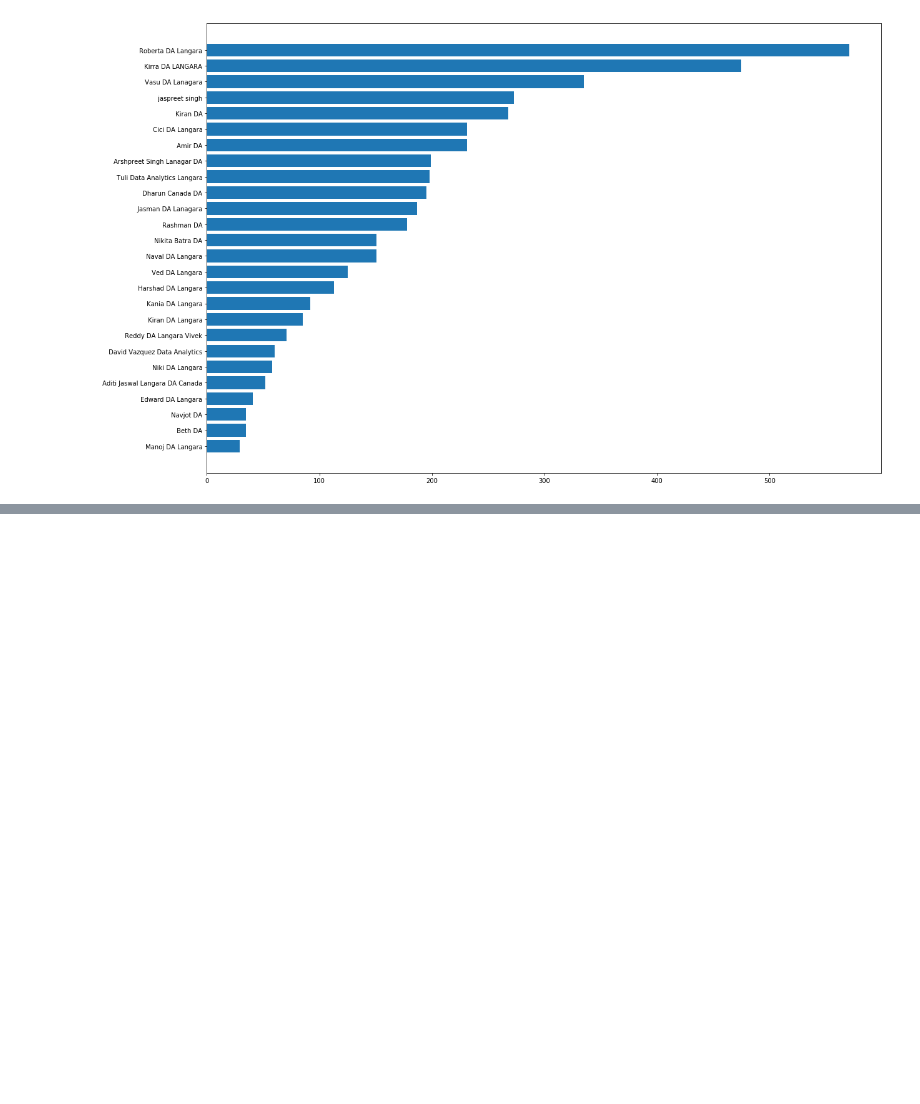
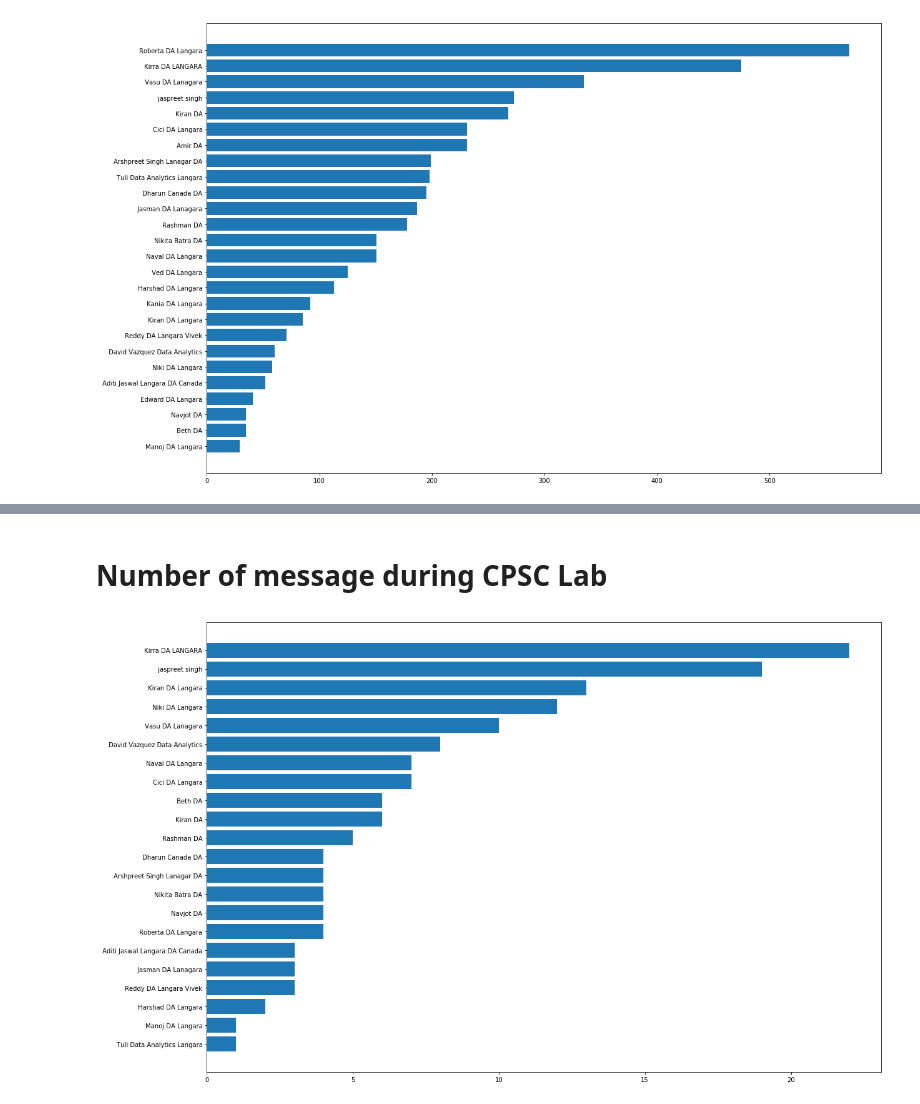
Before and after one commit to ManojBishnoi/Cpsc-Project-, a Jupyter notebook: Project.ipynb, the cells around one changed output, grey strips where cells are left out. Cells and saved outputs as stored; diff of their text form; code cells hidden in the pictures; blank space fills up the shorter version.

```diff
--- a/Project.ipynb
+++ b/Project.ipynb
@@ -387,0 +433,20 @@ plt.show()
+# %% [markdown]
+# Number of message during CPSC Lab
+# %%
+#Groupby by names to get total number of messages in term3
+Total_number_of_messages_term3=pd.DataFrame(data[(data.Date.dt.month>=5) & (data.Date.dt.month<=6) &
+                                                (data.Date.dt.year == 2020) &
+                                                 (data.Weekdays == "Wednesday") &
+                                                (data.Date.dt.hour>=16) &
+                                                (data.Date.dt.hour<=18)].groupby('Name').Messages.count())
+
+#Creating a sorted dataframe in term3
+Total_number_of_messages_term3 =pd.DataFrame(Total_number_of_messages_term3["Messages"].sort_values(ascending=True))
+
+# Simple horizontal Plot for term3
+fig = plt.figure(figsize=(15,10))
+ax = fig.add_axes([0,0,1,1])
+ax.barh(Total_number_of_messages_term3.index,Total_number_of_messages_term3.Messages)
+plt.show()
+# %% [output]
+[figure, added]
```
Also changed, not shown: parts of 5 cells of this notebook.
